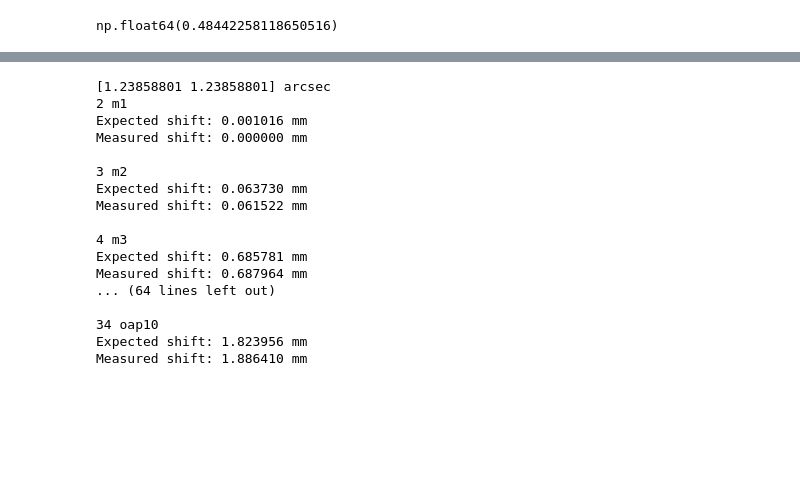
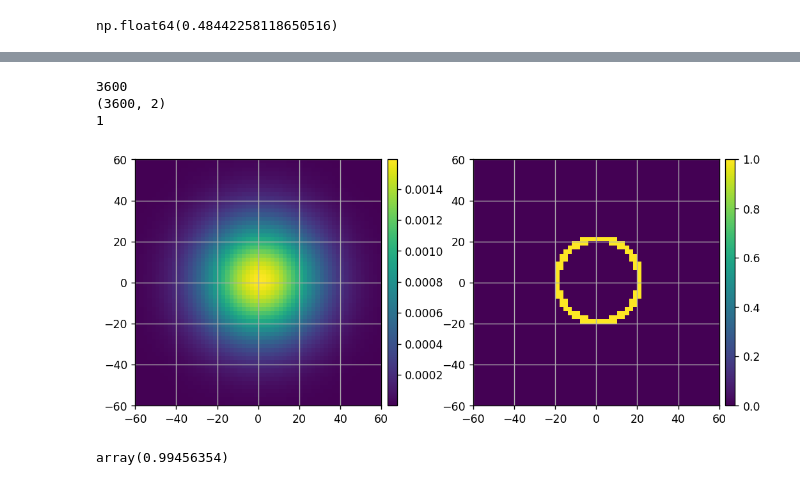
Before and after one commit to kian1377/esc-fresnel, a Jupyter notebook: notebooks/esc_fresnel_beamwalk_2.ipynb, the cells around one changed output, grey strips where cells are left out. Saved outputs shown, nothing was run; the diff lists cells and outputs as text; code cells hidden in the pictures; blank space fills up the shorter version.

```diff
--- a/notebooks/esc_fresnel_beamwalk_2.ipynb
+++ b/notebooks/esc_fresnel_beamwalk_2.ipynb
@@ -360,48 +167,28 @@ imshow(
-# %%
-pointing = source_offset * M.as_per_lamD
-print(pointing)
-
-for i in range(len(wfs_on_axis)):
-    optic_name = wfs_on_axis[i].location[6:]
-    # print(name)
-    if optic_name in list(beamwalk_matrices.keys()):
-        print(i, optic_name)
-        expected_shift_mm = beamwalk_matrices[optic_name].dot(pointing.to(u.mas)).to_value(u.mm)
-        total_expected_shift_mm = np.sqrt( expected_shift_mm[0]**2 + expected_shift_mm[1]**2)
-        # print(f'Expected shift: ( {expected_shift_mm[0]:.2e}, {expected_shift_mm[1]:.2e} )')
-        print(f'Expected shift: {total_expected_shift_mm:.6f} mm')
-
-        amp1 = wfs_on_axis[i].amplitude
-        amp2 = wfs_offset[i].amplitude
-        wf_pxscl_mm = wfs_on_axis[i].pixelscale.to_value(u.mm/u.pix)
-
-        shift_pix, error, phasediff = phase_cross_correlation(
-            ensure_np_array(amp1),
-            ensure_np_array(amp2),
-            upsample_factor=10,
-        )
-
-        shift_mm = np.flip(shift_pix) * wf_pxscl_mm
-        total_shift_mm = np.sqrt( shift_mm[0]**2 + shift_mm[1]**2)
-        # print(f'Measured shift: ( {shift_mm[0]:.2e}, {shift_mm[1]:.2e} )')
-        print(f'Measured shift: {total_shift_mm:.6f} mm')
-
-        print()
-# %% [output]
-[1.23858801 1.23858801] arcsec
-2 m1
-Expected shift: 0.001016 mm
-Measured shift: 0.000000 mm
-
-3 m2
-Expected shift: 0.063730 mm
-Measured shift: 0.061522 mm
-
-4 m3
-Expected shift: 0.685781 mm
-Measured shift: 0.687964 mm
-... (64 lines left out)
-
-34 oap10
-Expected shift: 1.823956 mm
-Measured shift: 1.886410 mm
+# %%
+jitter = 20*u.mas
+pointing_sampling = jitter/10
+Np = int(np.round( (6*jitter / pointing_sampling).decompose().value))
+Nsamples = Np**2
+print(Nsamples)
+
+yc, xc = (xp.indices((Np, Np)) - Np//2)* pointing_sampling.to_value(u.mas)
+rc = xp.sqrt(xc**2 + yc**2)
+pdf_std = ( jitter.value-1.5 < rc ) * ( rc < jitter.value+2 )
+pointing_samples = ensure_np_array ( xp.array([xc.flatten(), yc.flatten()]).T ) * u.mas
+print(pointing_samples.shape)
+
+amp = pointing_sampling.to_value(u.mas)**2 * 1/(2*xp.pi*jitter.to_value(u.mas)**2)
+pointing_pdf = amp * xp.exp( -1/2 * ( (xc/jitter.to_value(u.mas))**2 + (yc/jitter.to_value(u.mas))**2 ) )
+imshow(
+    [pointing_pdf, pdf_std],
+    pxscls=2*[pointing_sampling.value],
+    grids=[1, 1],
+)
+
+xp.sum(pointing_pdf)
+# %% [output]
+3600
+(3600, 2)
+1
+[figure, added]
+array(0.99456354)
```
Also changed, not shown: parts of 16 cells of this notebook, 4 other files.
